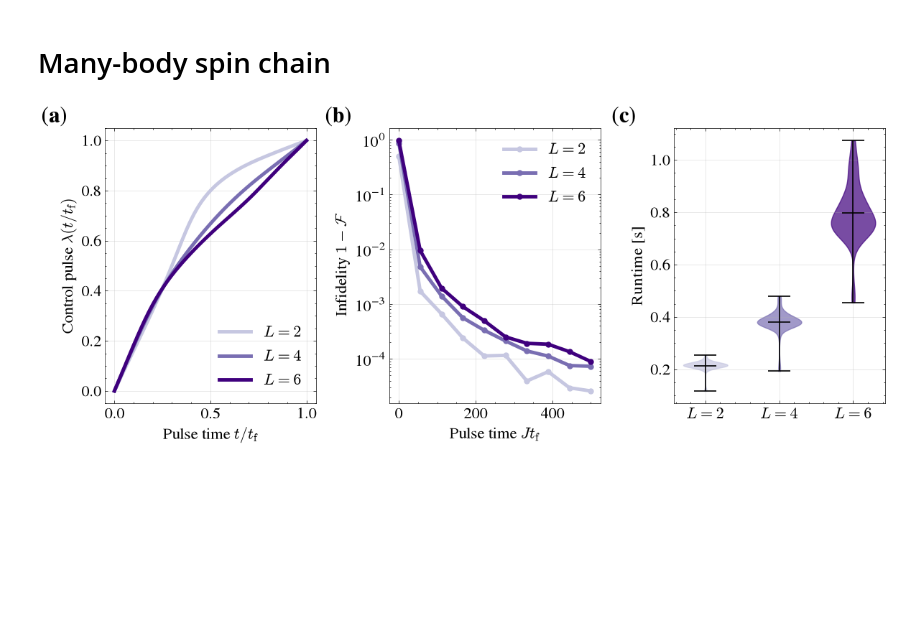
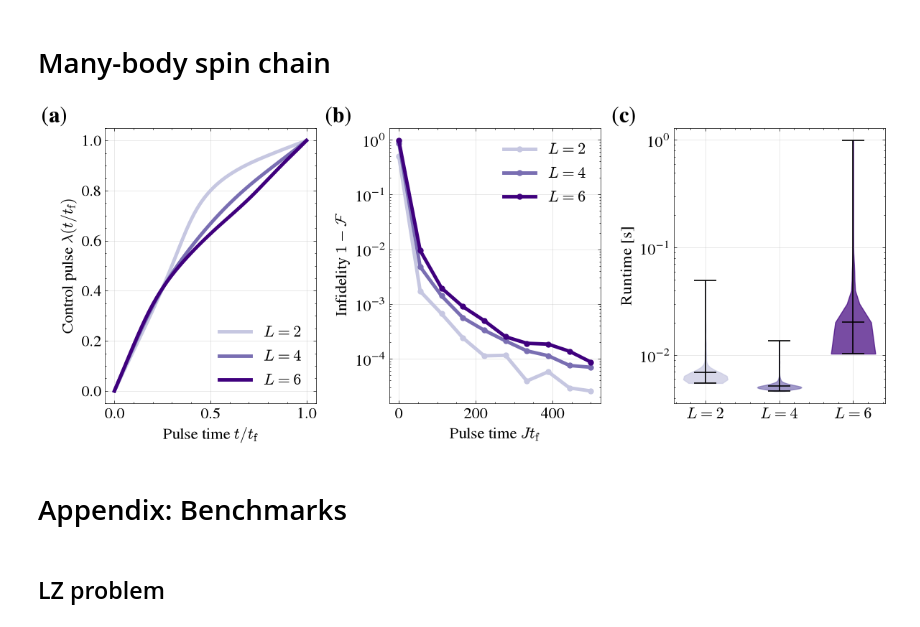
Before and after one commit to geodesiq-control/geodesiq-control, a Jupyter notebook: dev/manuscript_figures.ipynb, the cells around one changed output. Cells and saved outputs as stored; diff of their text form; code cells hidden in the pictures; blank space fills up the shorter version.

Commit message:
Regenerate all the figures

```diff
--- a/dev/manuscript_figures.ipynb
+++ b/dev/manuscript_figures.ipynb
@@ -440,13 +493,15 @@ def fidelity_vs_time_L(durations, L, ising_model, n_jobs=-1):
         return dynamics.state_fidelity()
 
     # Run the loop in parallel with joblib
-    fidelities = Parallel(n_jobs=n_jobs)(delayed(_worker_compute_fidelity)(duration, model) for duration in
-                                         tqdm(durations, desc=f"Computing fidelities (L={L})"))
+    fidelities = Parallel(n_jobs=n_jobs)(
+        delayed(_worker_compute_fidelity)(duration, model)
+        for duration in tqdm(durations, desc=f"Computing fidelities (L={L})")
+    )
 
     return np.array(fidelities)
 
 
-def pulses_and_runtime(Ls, ising_model, num_samples=100):
+def pulses_and_runtime(Ls, ising_model, num_samples=1000):
     runtimes = []
     control_pulses = []
 
@@ -460,8 +515,9 @@ def pulses_and_runtime(Ls, ising_model, num_samples=100):
 
     for L in Ls:
         # Run the loop in parallel with joblib
-        results = Parallel(n_jobs=-1)(
-            delayed(_worker_runtime)() for _ in tqdm(range(num_samples), desc=f"Computing runtimes (L={L})"))
+        results = Parallel(n_jobs=1)(
+            delayed(_worker_runtime)() for _ in tqdm(range(num_samples), desc=f"Computing runtimes (L={L})")
+        )
 
         # Unzip the results into two separate lists
         times, pulses = zip(*results, strict=False)
@@ -496,54 +552,59 @@ ax = axes[0]
 for i, L in enumerate(Ls):
     pulse = control_pulses[i]
     t_pulse = np.linspace(0, 1, len(pulse))
-    ax.plot(t_pulse, pulse, lw=linewidth, color=colors_rgba[i], label=f'$L={L}$')
-ax.set_xlabel(r'Pulse time $t/t_\text{f}$', fontsize=fontsize_label)
-ax.set_ylabel(r'Control pulse $\lambda(t/t_\text{f})$', fontsize=fontsize_label)
+    ax.plot(t_pulse, pulse, lw=linewidth, color=colors_rgba[i], label=f"$L={L}$")
+ax.set_xlabel(r"Pulse time $t/t_\text{f}$", fontsize=fontsize_label)
+ax.set_ylabel(r"Control pulse $\lambda(t/t_\text{f})$", fontsize=fontsize_label)
 ax.legend(fontsize=fontsize_label)
 
 # ---- b) Infidelities ----
 ax = axes[1]
 for i, L in enumerate(Ls):
-    ax.plot(durations, 1 - fids[i], lw=linewidth, color=colors_rgba[i], label=f'$L={L}$', marker='o', markersize=5)
-ax.set_yscale('log')
-ax.set_xlabel(r'Pulse time $Jt_\text{f}$', fontsize=fontsize_label)
-ax.set_ylabel(r'Infidelity $1-\mathcal{F}$', fontsize=fontsize_label)
+    ax.plot(durations, 1 - fids[i], lw=linewidth, color=colors_rgba[i], label=f"$L={L}$", marker="o", markersize=5)
+ax.set_yscale("log")
+ax.set_xlabel(r"Pulse time $Jt_\text{f}$", fontsize=fontsize_label)
+ax.set_ylabel(r"Infidelity $1-\mathcal{F}$", fontsize=fontsize_label)
 ax.legend(fontsize=fontsize_label)
 
 # ---- c) Runtimes (violin plot) ----
 L_vals_runtime = np.array(Ls_runtime)
 norm = plt.Normalize(vmin=L_vals_runtime.min() - 2, vmax=L_vals_runtime.max())
 colors_rgba = cm.Purples(norm(L_vals_runtime))
 ax = axes[2]
 x = np.arange(len(Ls_runtime))
 
-parts = ax.violinplot([runtimes[i] for i in range(len(Ls_runtime))], positions=x, widths=0.6, showmeans=True,
-                      showextrema=True)
+parts = ax.violinplot(
+    [runtimes[i] for i in range(len(Ls_runtime))], positions=x, widths=0.6, showmeans=True, showextrema=True
+)
 
-for i, body in enumerate(parts['bodies']):
+for i, body in enumerate(parts["bodies"]):
     body.set_facecolor(colors_rgba[i])
     body.set_edgecolor(colors_rgba[i])
     body.set_alpha(0.7)
 
-for key in ('cmeans', 'cmins', 'cmaxes', 'cbars'):
-    parts[key].set_color('black')
+for key in ("cmeans", "cmins", "cmaxes", "cbars"):
+    parts[key].set_color("black")
     parts[key].set_linewidth(1.2)
 
+ax.set_yscale('log')
 ax.set_xticks(x)
-ax.set_xticklabels([f'$L={L}$' for L in Ls_runtime])
-ax.set_ylabel('Runtime [s]', fontsize=fontsize_label)
+ax.set_xticklabels([f"$L={L}$" for L in Ls_runtime])
+ax.set_ylabel("Runtime [s]", fontsize=fontsize_label)
 
 for ax in axes:
     ax.tick_params(labelsize=fontsize_label)
     ax.grid(alpha=0.4)
 
 for i, ax in enumerate(axes.flat):
-    ax.text(-0.18, 1.08, f'({chr(97 + i)})', transform=ax.transAxes, fontsize=22, fontweight='bold', va='top',
-            ha='right')
+    ax.text(
+        -0.18, 1.08, f"({chr(97 + i)})", transform=ax.transAxes, fontsize=22, fontweight="bold", va="top", ha="right"
+    )
 
 plt.tight_layout()
 plt.show()
 
-fig.savefig('figures/many_body.pdf')
+fig.savefig("figures/many_body.pdf")
 # %% [output]
-[figure, old version]
+[figure, new version]
+# %% [markdown]
+# Appendix: Benchmarks
@@ -549,0 +618,2 @@ fig.savefig('figures/many_body.pdf')
+# %% [markdown]
+## LZ problem
```
Also changed, not shown: parts of 23 cells of this notebook, 9 other files.
